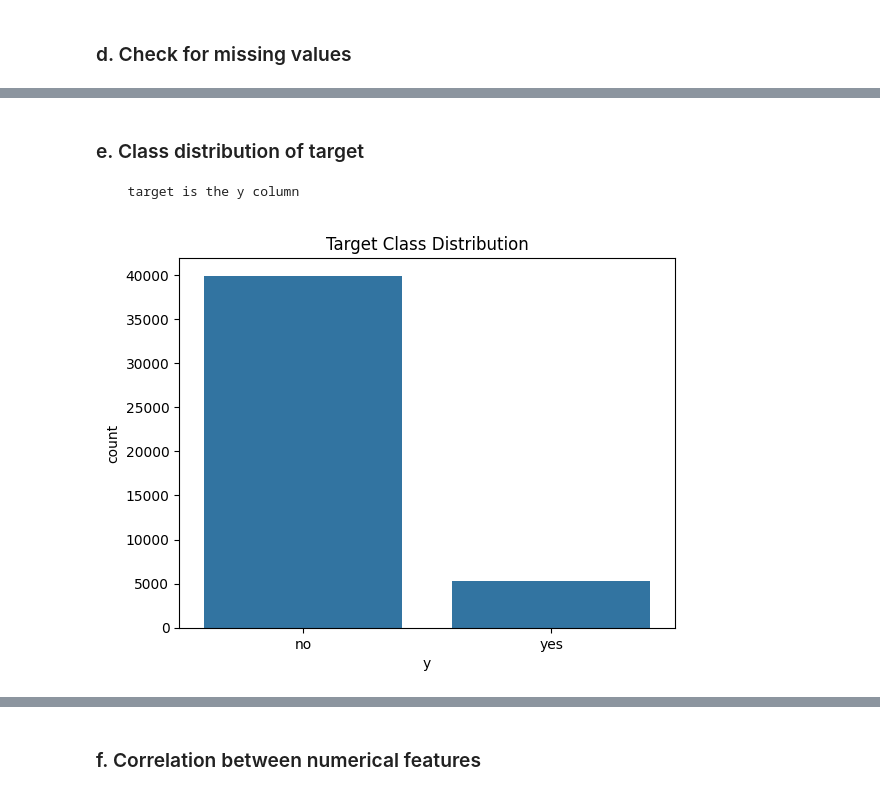
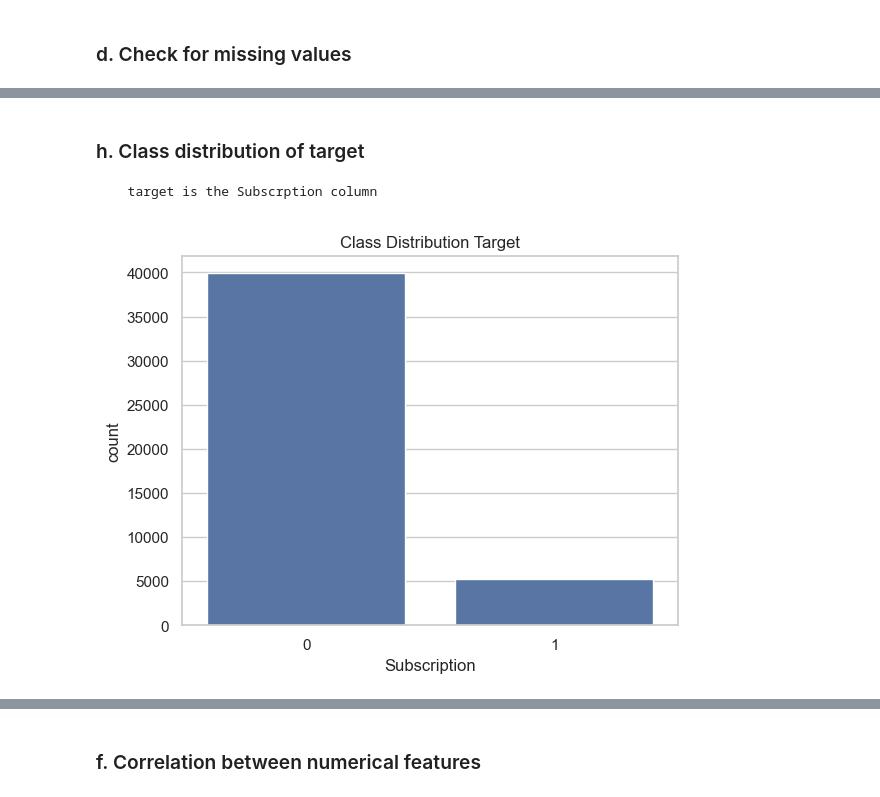
Before and after one commit to princekwusu/Term_Deposit_Prediction, a Jupyter notebook: src/T_D_prediction.ipynb, the cells around one changed output, grey strips where cells are left out. Drawn from its saved outputs; the diff is of its cells as text; code cells hidden in the pictures.

```diff
--- a/src/T_D_prediction.ipynb
+++ b/src/T_D_prediction.ipynb
@@ -19,8 +19,8 @@ from sklearn.metrics import accuracy_score, confusion_matrix, classification_rep
 
 import xgboost as xgb
 
-#sns.set(style='whitegrid')
-#%matplotlib inline
+sns.set(style='whitegrid')
+%matplotlib inline
 # %% [markdown]
 ### b. Loading data
 # %%
@@ -86,9 +159,9 @@ dtype: int64
 # %% [markdown]
-### e. Class distribution of target
-      target is the y column
+### h. Class distribution of target
+      target is the Subscrption column
 # %%
-sns.countplot(x='y', data=bank_data)
-plt.title('Target Class Distribution')
+sns.countplot(x='Subscription', data=bank_data)
+plt.title('Class Distribution Target')
 plt.show()
 # %% [output]
-[figure, old version]
+[figure, new version]
```
Also changed, not shown: parts of 27 cells of this notebook.
